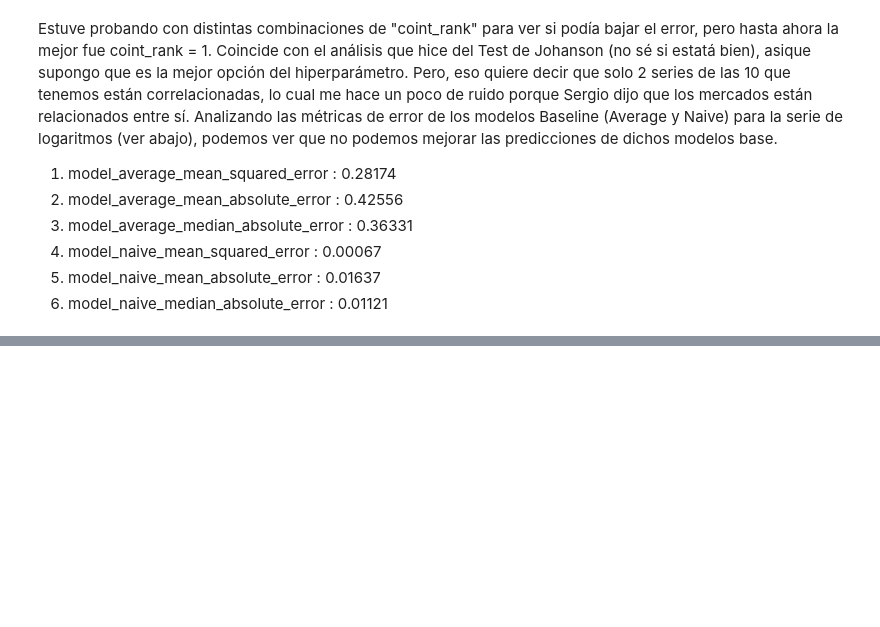
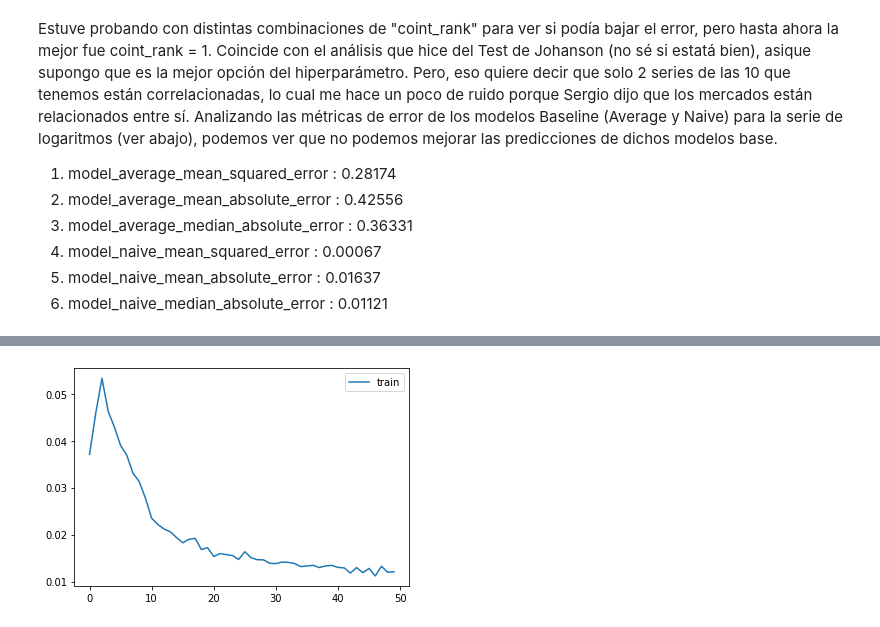
Before and after one commit to Martin317/mentoria-prediccion-indices-financieros, a Jupyter notebook: TP4AprendizajeSupervisado/EnunciadoTP4AprendizajeSupervisado.ipynb, the cells around one changed output, grey strips where cells are left out. Drawn from its saved outputs; the diff is of its cells as text; code cells hidden in the pictures; blank space fills up the shorter version.

Commit message:
Hasta LSTM

```diff
--- a/TP4AprendizajeSupervisado/EnunciadoTP4AprendizajeSupervisado.ipynb
+++ b/TP4AprendizajeSupervisado/EnunciadoTP4AprendizajeSupervisado.ipynb
@@ -537,0 +557,14 @@ Analizando las métricas de error de los modelos Baseline (Average y Naive) para
+# %%
+def create_dataset(X, y, time_steps=1):
+    Xs, ys = [], []
+    for i in range(len(X) - time_steps):
+        v = X.iloc[i:(i + time_steps)].values
+        Xs.append(v)
+        ys.append(y.iloc[i + time_steps])
+    return np.array(Xs), np.array(ys)
+
+
+time_steps = 10
+
+X_train, y_train = create_dataset(train, train.MERV, time_steps)
+X_test, y_test = create_dataset(test, test.MERV, time_steps)
@@ -537,0 +573,17 @@ Analizando las métricas de error de los modelos Baseline (Average y Naive) para
+# %%
+import tensorflow as tf
+from tensorflow import keras
+
+model = keras.Sequential()
+model.add(keras.layers.LSTM(250, input_shape=(X_train.shape[1], X_train.shape[2])))
+model.add(keras.layers.Dropout(0.2))
+model.add(keras.layers.Dense(1))
+model.compile(loss='mae', optimizer='adam')
+model.summary()
+
+history = model.fit(
+    X_train, y_train,
+    epochs=50,
+    batch_size=32,
+    shuffle=False
+)
@@ -537,0 +608,6 @@ Analizando las métricas de error de los modelos Baseline (Average y Naive) para
+# %%
+plt.plot(history.history['loss'], label='train')
+plt.legend();
+plt.show()
+# %% [output]
+[figure, added]
```
Also changed, not shown: parts of 17 cells of this notebook, 1 other file.
